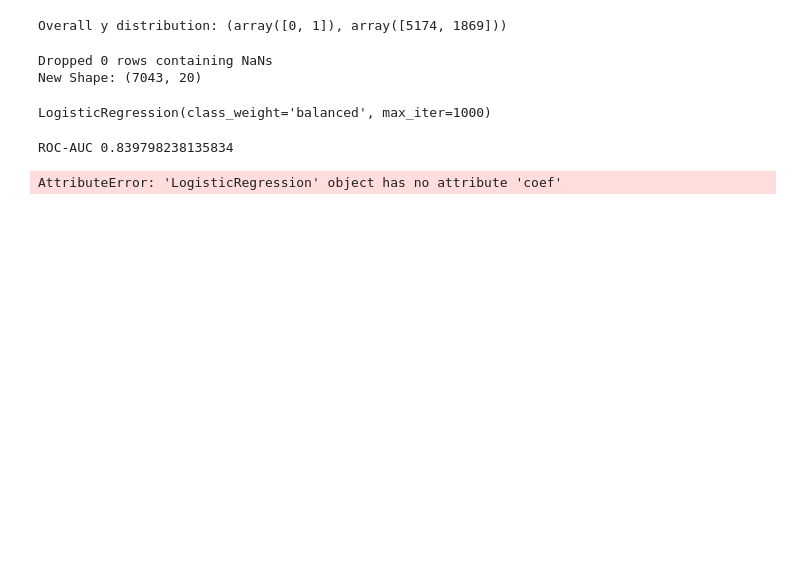
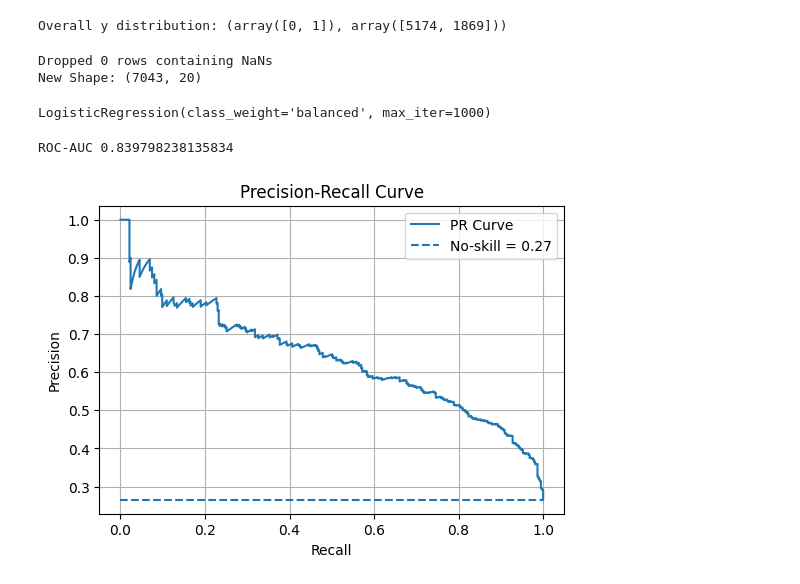
Before and after one commit to schauh08/customer-churn-prediction, a Jupyter notebook: 02-modeling.ipynb, the cells around one changed output. Saved outputs shown, nothing was run; the diff lists cells and outputs as text; code cells hidden in the pictures; blank space fills up the shorter version.

```diff
--- a/02-modeling.ipynb
+++ b/02-modeling.ipynb
@@ -41,11 +42,17 @@ print("ROC-AUC", roc_auc_score(y_test, y_proba))
 precision, recall, thresholds = precision_recall_curve(y_test,y_proba)
 # %% [output]
 ROC-AUC 0.839798238135834
-# %%
-coefs = pd.DataFrame({
-    'feature': feature_names,
-    'coef': model.coef[0]
-}).sort_vales('coef', ascending=False)
-display(coefs.head(), coefs.tail(10))
-# %% [output]
-AttributeError: 'LogisticRegression' object has no attribute 'coef'
+# %%
+no_skill = y_test.mean()
+# %%
+plt.figure(figsize=(6,4))
+plt.plot(recall,precision, label="PR Curve")
+plt.hlines(no_skill,0,1, linestyles='--', label=f"No-skill = {no_skill:.2f}")
+plt.xlabel("Recall")
+plt.ylabel("Precision")
+plt.title("Precision-Recall Curve")
+plt.legend()
+plt.grid(True)
+plt.show()
+# %% [output]
+[figure, added]
```
Also changed, not shown: parts of 3 cells of this notebook, 2 other files.
